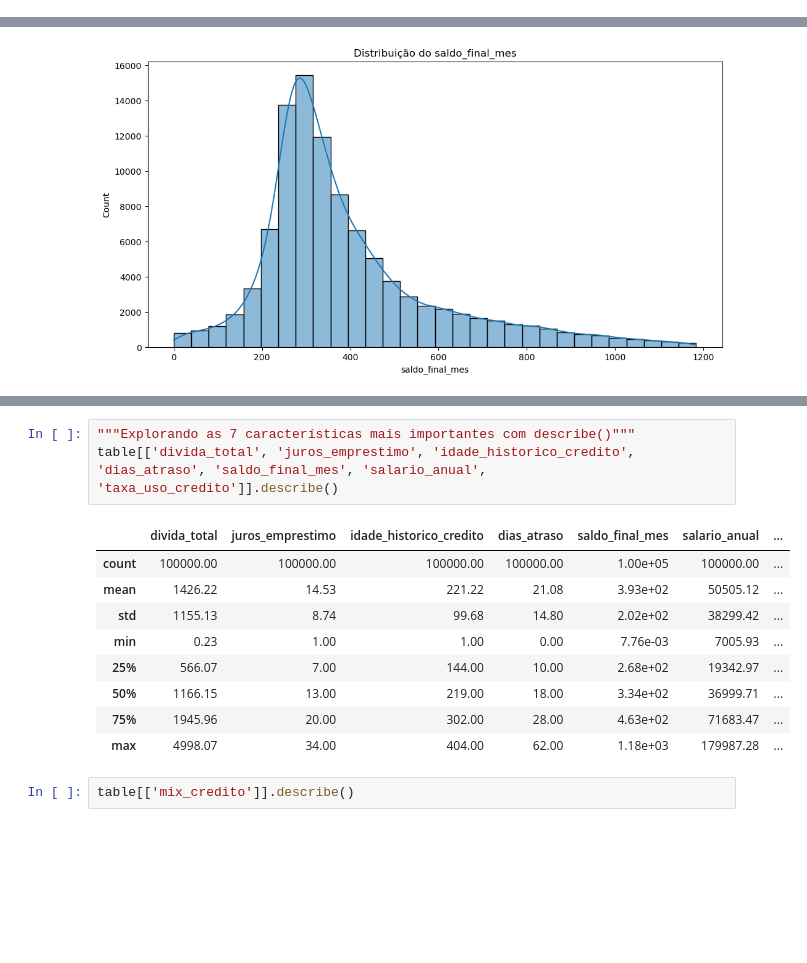
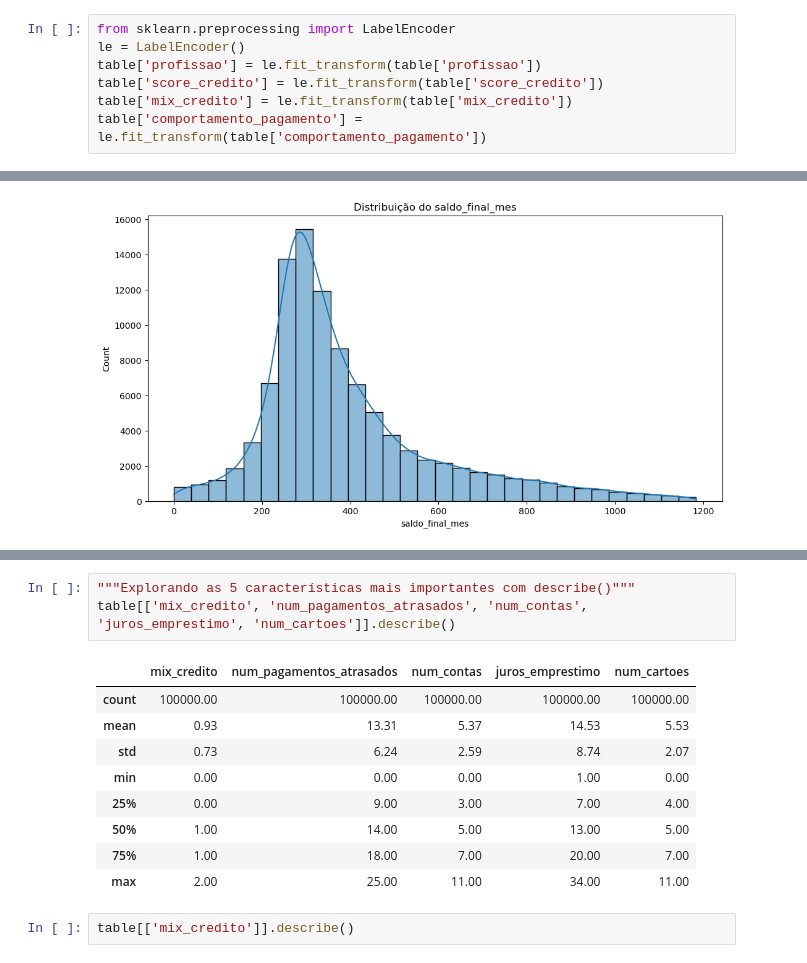
Before and after one commit to Haell39/Analise-Credito, a Jupyter notebook: main.ipynb, the cells around one changed output, grey strips where cells are left out. Cells and saved outputs as stored; diff of their text form; blank space fills up the shorter version.

```diff
--- a/main.ipynb
+++ b/main.ipynb
@@ -176,3 +187,10 @@ Data columns (total 25 columns):
 dtypes: float64(14), int32(3), int64(7), object(1)
 memory usage: 17.9+ MB
 None
+# %%
+from sklearn.preprocessing import LabelEncoder
+le = LabelEncoder()
+table['profissao'] = le.fit_transform(table['profissao'])
+table['score_credito'] = le.fit_transform(table['score_credito'])
+table['mix_credito'] = le.fit_transform(table['mix_credito'])
+table['comportamento_pagamento'] = le.fit_transform(table['comportamento_pagamento'])
@@ -357,16 +448,16 @@ plt.show()
 # %%
-"""Explorando as 7 características mais importantes com describe()"""
-table[['divida_total', 'juros_emprestimo', 'idade_historico_credito', 'dias_atraso', 'saldo_final_mes', 'salario_anual', 'taxa_uso_credito']].describe()
+"""Explorando as 5 características mais importantes com describe()"""
+table[['mix_credito', 'num_pagamentos_atrasados', 'num_contas', 'juros_emprestimo', 'num_cartoes']].describe()
 # %% [output]
-|  | divida_total | juros_emprestimo | idade_historico_credito | dias_atraso | saldo_final_mes | salario_anual | ... |
-| count | 100000.00 | 100000.00 | 100000.00 | 100000.00 | 1.00e+05 | 100000.00 | ... |
-| mean | 1426.22 | 14.53 | 221.22 | 21.08 | 3.93e+02 | 50505.12 | ... |
-| std | 1155.13 | 8.74 | 99.68 | 14.80 | 2.02e+02 | 38299.42 | ... |
-| min | 0.23 | 1.00 | 1.00 | 0.00 | 7.76e-03 | 7005.93 | ... |
-| 25% | 566.07 | 7.00 | 144.00 | 10.00 | 2.68e+02 | 19342.97 | ... |
-| 50% | 1166.15 | 13.00 | 219.00 | 18.00 | 3.34e+02 | 36999.71 | ... |
-| 75% | 1945.96 | 20.00 | 302.00 | 28.00 | 4.63e+02 | 71683.47 | ... |
-| max | 4998.07 | 34.00 | 404.00 | 62.00 | 1.18e+03 | 179987.28 | ... |
+|  | mix_credito | num_pagamentos_atrasados | num_contas | juros_emprestimo | num_cartoes |
+| count | 100000.00 | 100000.00 | 100000.00 | 100000.00 | 100000.00 |
+| mean | 0.93 | 13.31 | 5.37 | 14.53 | 5.53 |
+| std | 0.73 | 6.24 | 2.59 | 8.74 | 2.07 |
+| min | 0.00 | 0.00 | 0.00 | 1.00 | 0.00 |
+| 25% | 0.00 | 9.00 | 3.00 | 7.00 | 4.00 |
+| 50% | 1.00 | 14.00 | 5.00 | 13.00 | 5.00 |
+| 75% | 1.00 | 18.00 | 7.00 | 20.00 | 7.00 |
+| max | 2.00 | 25.00 | 11.00 | 34.00 | 11.00 |
 # %%
 table[['mix_credito']].describe()
 # %% [output]
```
Also changed, not shown: parts of 32 cells of this notebook.
